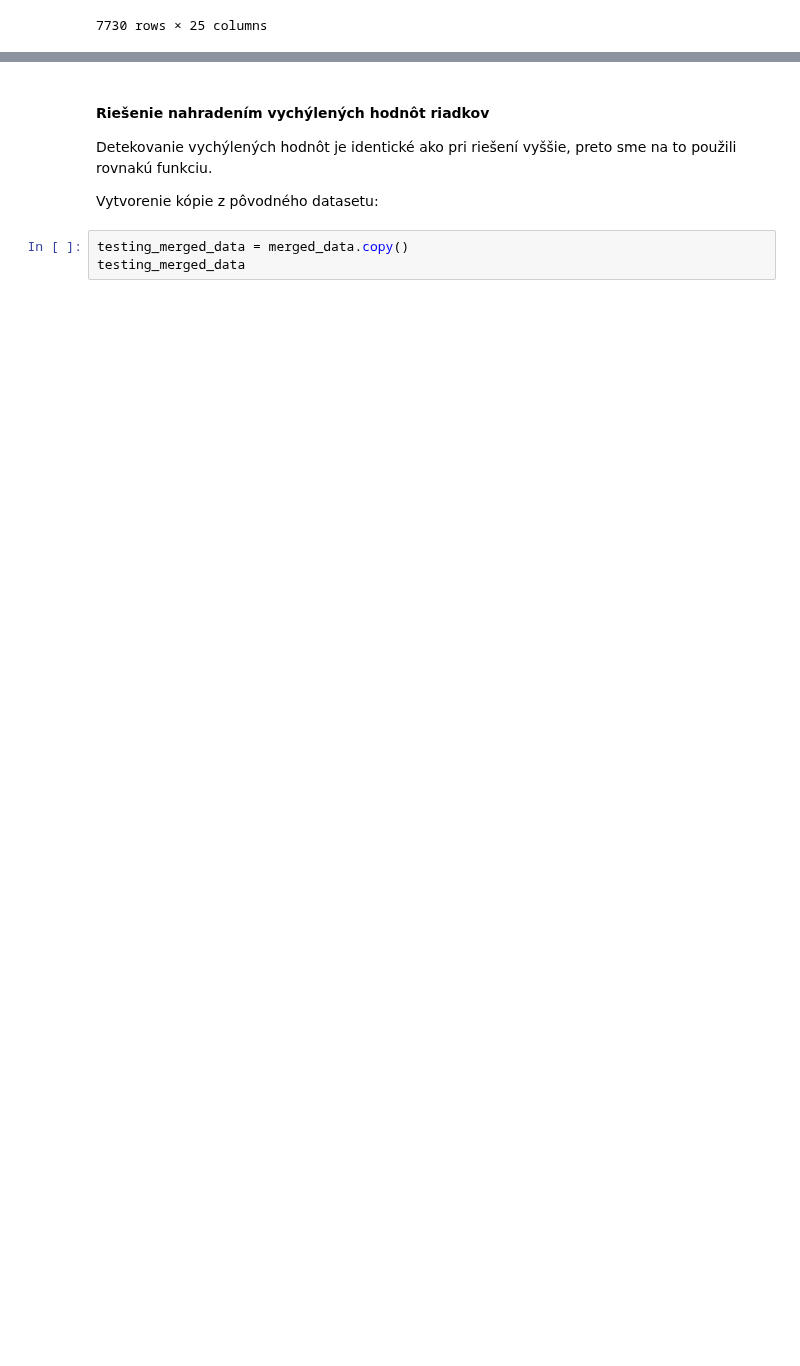
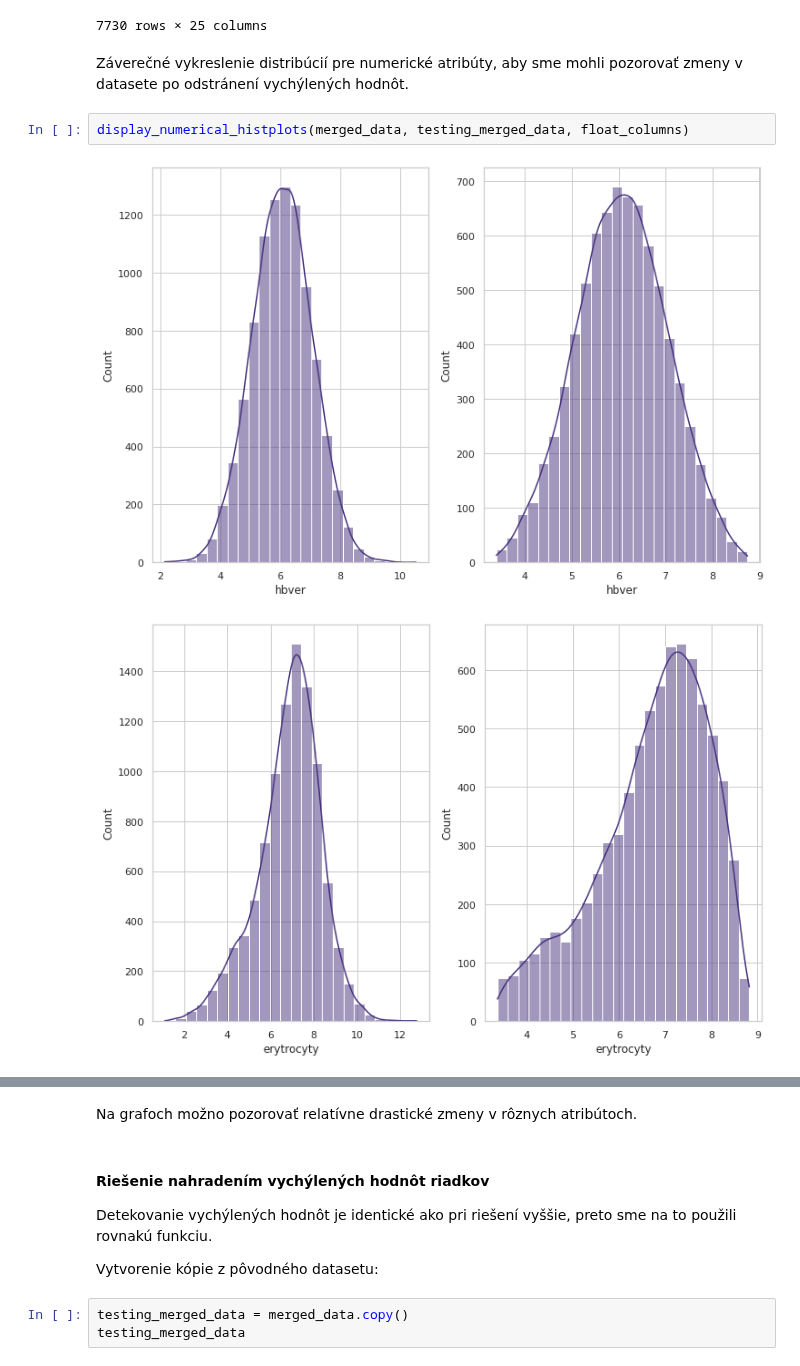
Before and after one commit to MarkoStahovec/IAU-Stahovec-Viest, a Jupyter notebook: Phase2.ipynb, the cells around one changed output, grey strips where cells are left out. Cells and saved outputs as stored; diff of their text form; blank space fills up the shorter version.

Commit message:
Added necessary graphs, list of selected features and fixed feature_selection return

```diff
--- a/Phase2.ipynb
+++ b/Phase2.ipynb
@@ -645,3 +704,11 @@ testing_merged_data
 | 7728 | 0 | 6.74328 | 7.27587 | 0.98270 | 4.87883 | 4.79271 | 6.66698 | 461-85-3049 | Jason Santos MD | 8.27491 | ... |
 | 7729 | 0 | 6.86725 | 4.30972 | 0.51116 | 6.29241 | 4.86855 | 5.20810 | 461-85-3049 | Jason Santos MD | 6.20019 | ... |
 7730 rows × 25 columns
+# %% [markdown]
+Záverečné vykreslenie distribúcií pre numerické atribúty, aby sme mohli pozorovať
+zmeny v datasete po odstránení vychýlených hodnôt.
+# %%
+display_numerical_histplots(merged_data, testing_merged_data, float_columns)
+# %% [output]
+[figure, added]
+[figure, added]
@@ -648,3 +726,5 @@ testing_merged_data
+# %% [markdown]
+Na grafoch možno pozorovať relatívne drastické zmeny v rôznych atribútoch.
 # %% [markdown]
 #### Riešenie nahradením vychýlených hodnôt riadkov
 
```
Also changed, not shown: parts of 21 cells of this notebook.
